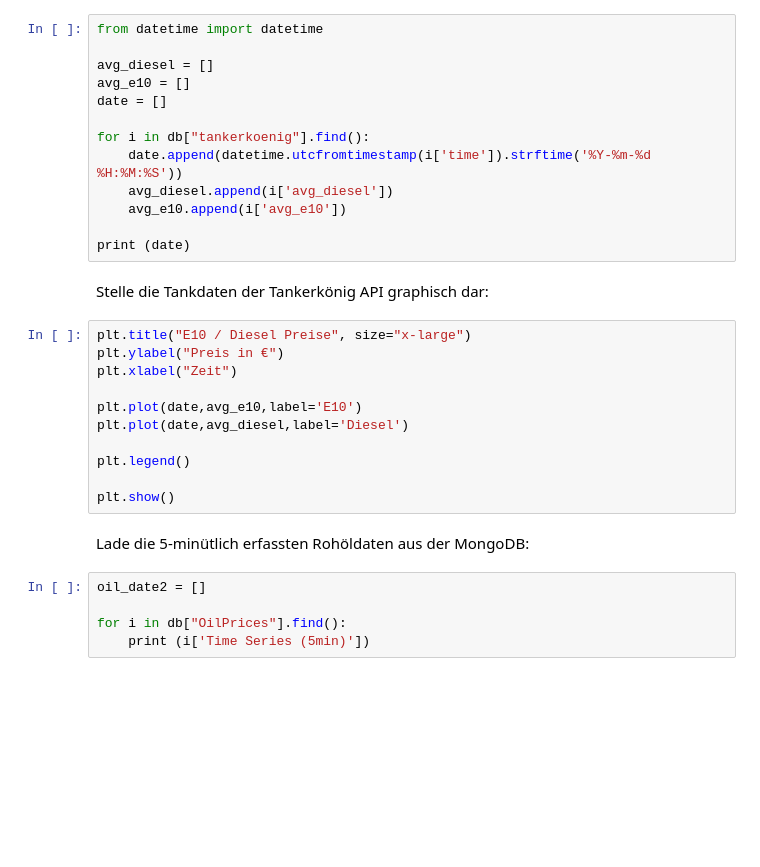
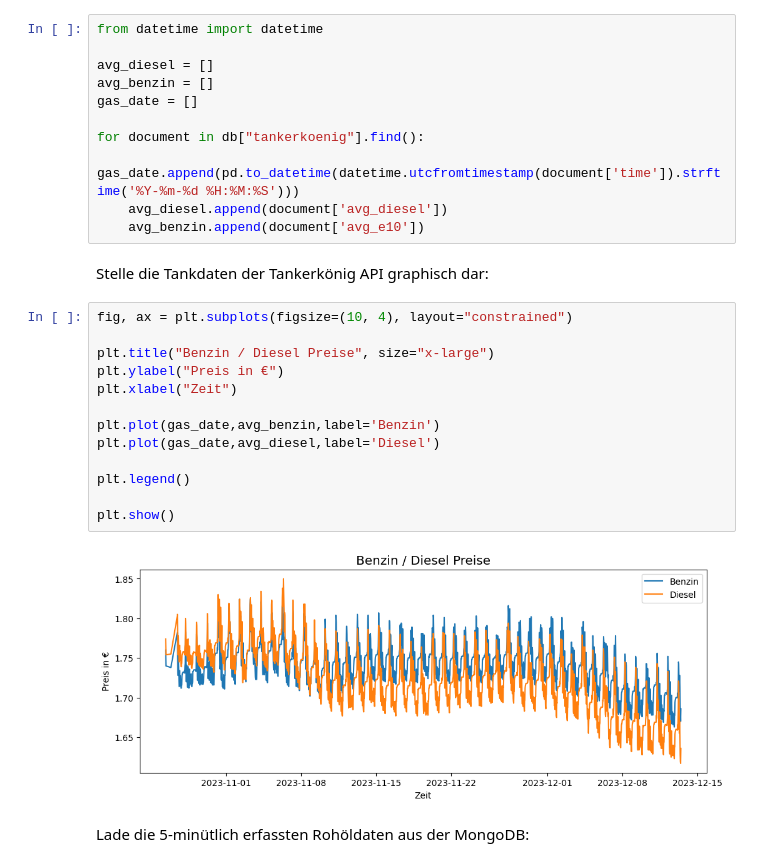
Before and after one commit to eerieFoods/LasagneEintopf, a Jupyter notebook: Jupyter Analyse/Jupyter_Analyse.ipynb, the cells around one changed output. Cells and saved outputs as stored; diff of their text form; blank space fills up the shorter version.

```diff
--- a/Jupyter Analyse/Jupyter_Analyse.ipynb
+++ b/Jupyter Analyse/Jupyter_Analyse.ipynb
@@ -222,32 +294,29 @@ Lade die Tankdaten der Tankerkönig API aus der MongoDB:
 from datetime import datetime
 
 avg_diesel = []
-avg_e10 = []
-date = []
+avg_benzin = []
+gas_date = []
 
-for i in db["tankerkoenig"].find():
-    date.append(datetime.utcfromtimestamp(i['time']).strftime('%Y-%m-%d %H:%M:%S'))
-    avg_diesel.append(i['avg_diesel'])
-    avg_e10.append(i['avg_e10'])
-
-print (date)
+for document in db["tankerkoenig"].find():
+    gas_date.append(pd.to_datetime(datetime.utcfromtimestamp(document['time']).strftime('%Y-%m-%d %H:%M:%S')))
+    avg_diesel.append(document['avg_diesel'])
+    avg_benzin.append(document['avg_e10'])
 # %% [markdown]
 Stelle die Tankdaten der Tankerkönig API graphisch dar:
 # %%
-plt.title("E10 / Diesel Preise", size="x-large")
+fig, ax = plt.subplots(figsize=(10, 4), layout="constrained")
+
+plt.title("Benzin / Diesel Preise", size="x-large")
 plt.ylabel("Preis in €")
 plt.xlabel("Zeit")
 
-plt.plot(date,avg_e10,label='E10')
-plt.plot(date,avg_diesel,label='Diesel')
+plt.plot(gas_date,avg_benzin,label='Benzin')
+plt.plot(gas_date,avg_diesel,label='Diesel')
 
 plt.legend()
 
 plt.show()
+# %% [output]
+[figure, added]
 # %% [markdown]
 Lade die 5-minütlich erfassten Rohöldaten aus der MongoDB:
-# %%
-oil_date2 = []
-
-for i in db["OilPrices"].find():
-    print (i['Time Series (5min)'])
```
Also changed, not shown: parts of 17 cells of this notebook.
